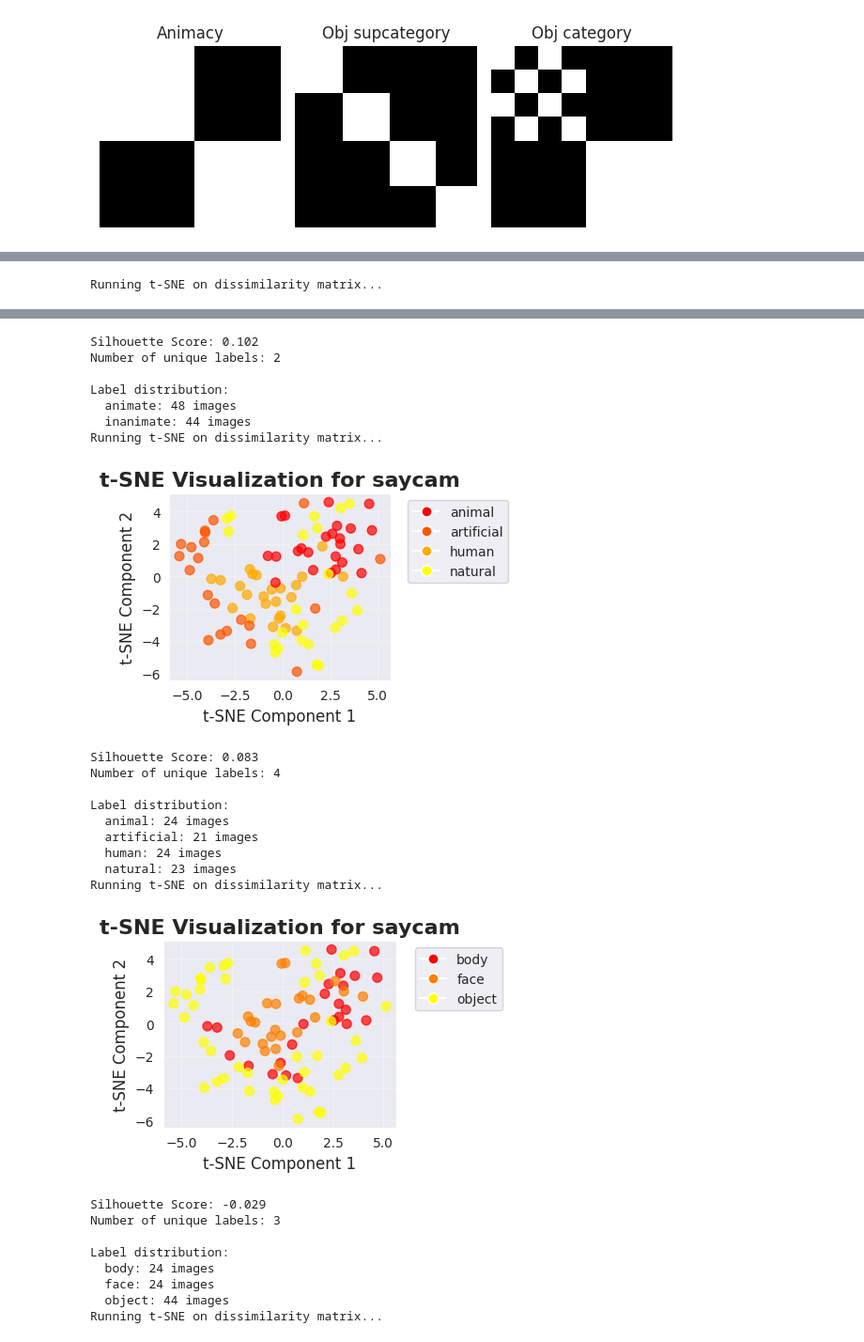
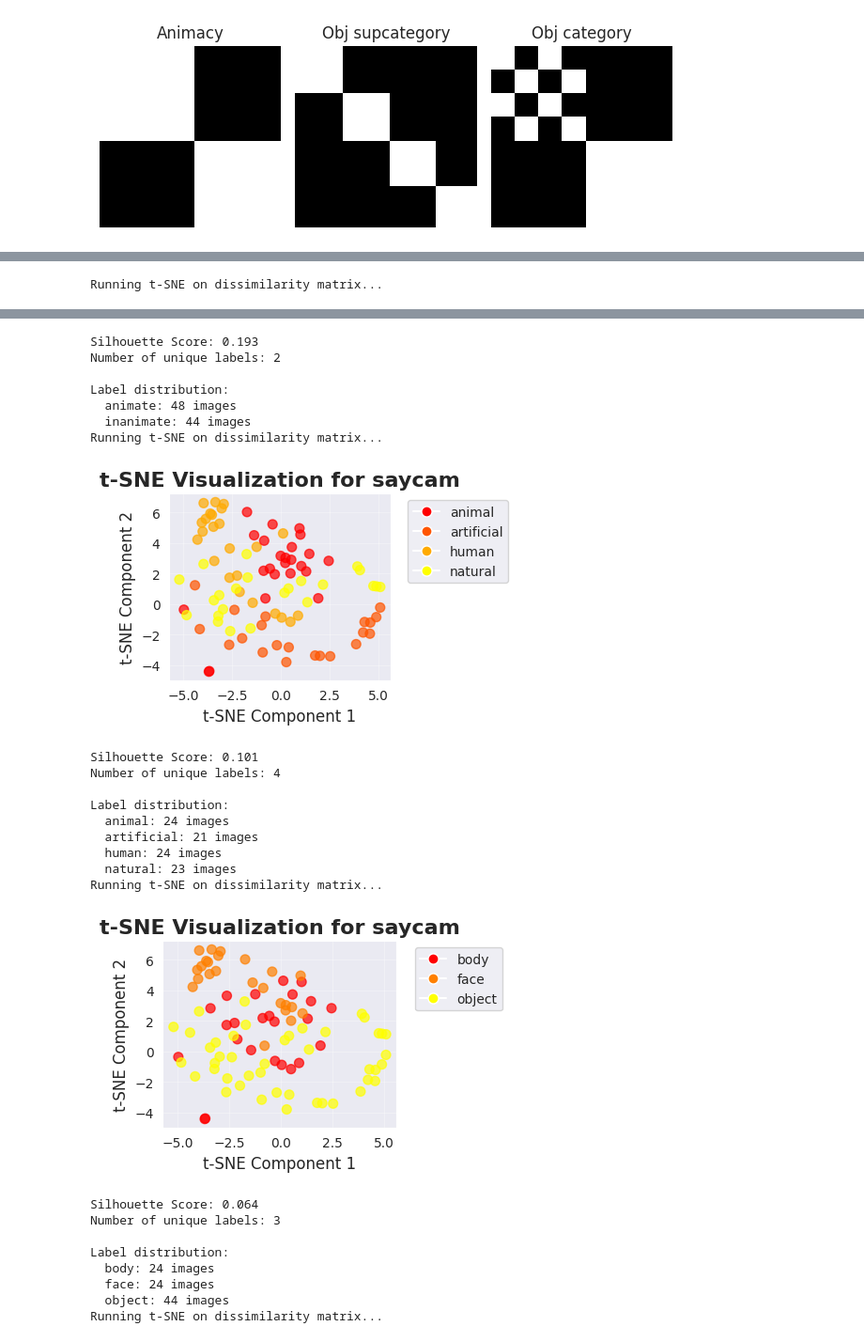
Before and after one commit to AlbanFlachot/SAYCam_Vs_EGO4D, a Jupyter notebook: Similarity_Analysis.ipynb, the cells around one changed output, grey strips where cells are left out. Shown at 94% size. Cells and saved outputs as stored; diff of their text form; code cells hidden in the pictures.

```diff
--- a/Similarity_Analysis.ipynb
+++ b/Similarity_Analysis.ipynb
@@ -235,7 +235,7 @@ importlib.reload(rsa)
 dataset = 'hmIT_stimuli' # alternatively 100_faces or hm_IT_stimuli
 path2dataset = f'testsets/{dataset}'
 
-models = ['saycam', 'ego', 'imagenet', 's', 'a', 'y', 'random']
+models = ['saycam', 'ego', 'imagenet', 's', 'a', 'y', 'random', 'supervised']
 
 listimages = os.listdir(path2dataset)
 listimages = natsorted(listimages) # for hm_IT dataset or
@@ -244,9 +244,4 @@ listimages = natsorted(listimages) # for hm_IT dataset or
 RDMs = {}
 for i, model in enumerate(models):
     RDMs[model] = rsa.compute_RDMs(model, dataset, listimages)
-
-### Load RDMs from humans
-RDMs['humans'] = np.loadtxt('testsets/metadata_hmIT/RDM_hIT_fig1.txt')
-RDMs['monkeys'] = np.loadtxt('testsets/metadata_hmIT/RDM_mIT_fig1.txt')
-rsa.display_RDM(RDM_humans, 'humans')
 # %% [output]
@@ -324,14 +285,19 @@ labels3 = df['class3'] # Animacy
 
 # For demonstration, run with synthetic data
 title="t-SNE Visualization for saycam"
-tsne_results, labels = rsa.complete_tsne_pipeline(RDMs['saycam'], labels1, title)
-tsne_results, labels = rsa.complete_tsne_pipeline(RDMs['saycam'], labels2, title)
-tsne_results, labels = rsa.complete_tsne_pipeline(RDMs['saycam'], labels3, title)
+tsne_results, labels = rsa.complete_tsne_pipeline(RDMs['saycam'][-1], labels1, title)
+tsne_results, labels = rsa.complete_tsne_pipeline(RDMs['saycam'][-1], labels2, title)
+tsne_results, labels = rsa.complete_tsne_pipeline(RDMs['saycam'][-1], labels3, title)
 
 title="t-SNE Visualization for ego"
-tsne_results, labels = rsa.complete_tsne_pipeline(RDMs['ego'], labels1, title)
-tsne_results, labels = rsa.complete_tsne_pipeline(RDMs['ego'], labels2, title)
-tsne_results, labels = rsa.complete_tsne_pipeline(RDMs['ego'], labels3, title)
+tsne_results, labels = rsa.complete_tsne_pipeline(RDMs['ego'][-1], labels1, title)
+tsne_results, labels = rsa.complete_tsne_pipeline(RDMs['ego'][-1], labels2, title)
+tsne_results, labels = rsa.complete_tsne_pipeline(RDMs['ego'][-1], labels3, title)
+
+title="t-SNE Visualization for supervised"
+tsne_results, labels = rsa.complete_tsne_pipeline(RDMs['supervised'][-1], labels1, title)
+tsne_results, labels = rsa.complete_tsne_pipeline(RDMs['supervised'][-1], labels2, title)
+tsne_results, labels = rsa.complete_tsne_pipeline(RDMs['supervised'][-1], labels3, title)
 
 # 2. Save results
 results_df = pd.DataFrame({
@@ -346,22 +312,22 @@ Running t-SNE on dissimilarity matrix...
-Silhouette Score: 0.102
+Silhouette Score: 0.193
 Number of unique labels: 2
 
 Label distribution:
   animate: 48 images
   inanimate: 44 images
 Running t-SNE on dissimilarity matrix...
-[figure, old version]
+[figure, new version]
-Silhouette Score: 0.083
+Silhouette Score: 0.101
 Number of unique labels: 4
 
 Label distribution:
   animal: 24 images
   artificial: 21 images
   human: 24 images
   natural: 23 images
 Running t-SNE on dissimilarity matrix...
-[figure, old version]
+[figure, new version]
-Silhouette Score: -0.029
+Silhouette Score: 0.064
 Number of unique labels: 3
 
 Label distribution:
```
Also changed, not shown: parts of 7 cells of this notebook, 9 other files.
